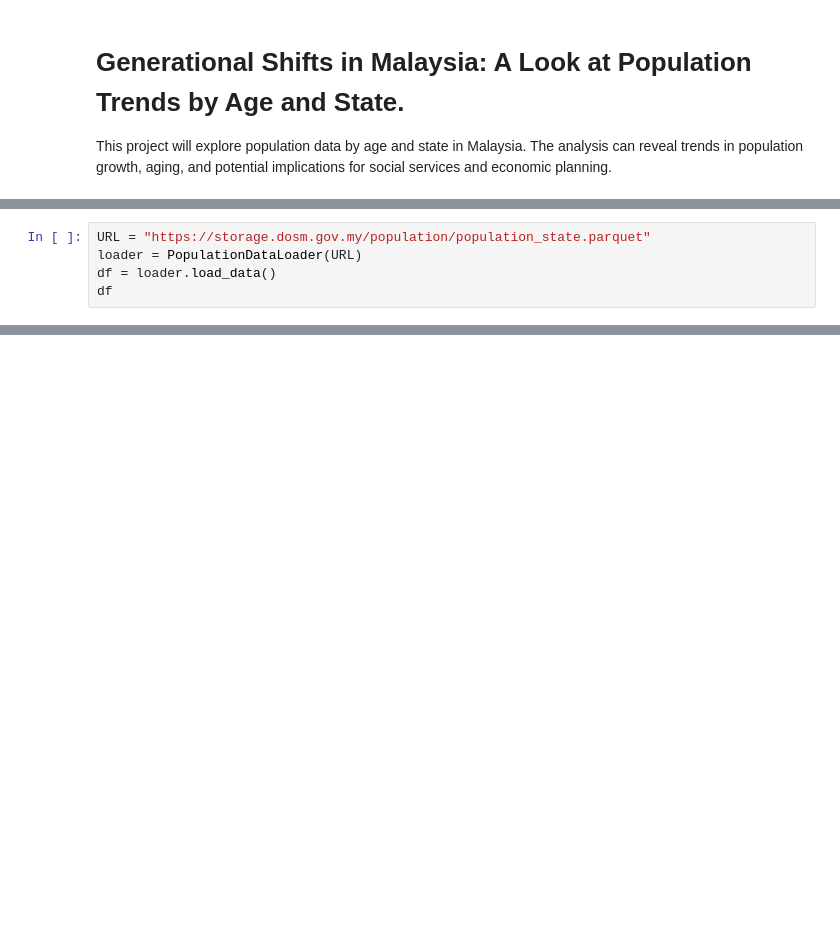
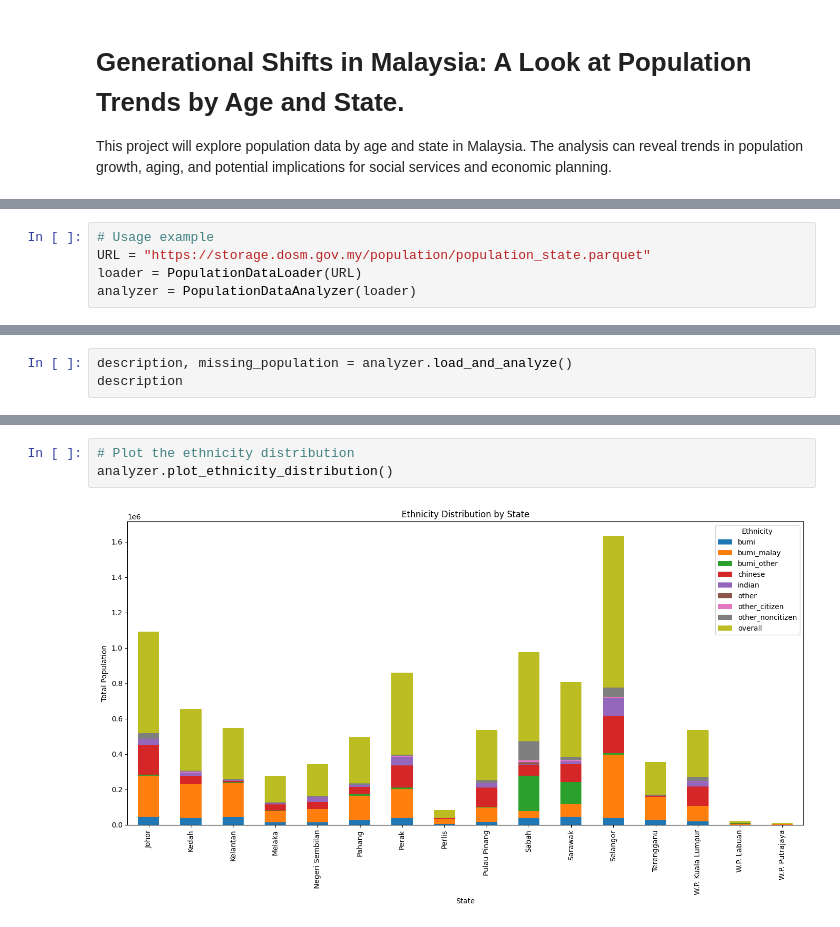
Before and after one commit to TehJunYuan/Python_Project, a Jupyter notebook: PopulationTrendsByAgeAndState.ipynb, the cells around one changed output, grey strips where cells are left out. Drawn from its saved outputs; the diff is of its cells as text; blank space fills up the shorter version.

```diff
--- a/PopulationTrendsByAgeAndState.ipynb
+++ b/PopulationTrendsByAgeAndState.ipynb
@@ -21,5 +161,5 @@ class PopulationDataLoader:
 # %%
+# Usage example
 URL = "https://storage.dosm.gov.my/population/population_state.parquet"
 loader = PopulationDataLoader(URL)
-df = loader.load_data()
-df
+analyzer = PopulationDataAnalyzer(loader)
@@ -39,0 +185,3 @@ df
+# %%
+description, missing_population = analyzer.load_and_analyze()
+description
@@ -39,0 +248,5 @@ df
+# %%
+# Plot the ethnicity distribution
+analyzer.plot_ethnicity_distribution()
+# %% [output]
+[figure, added]
```
Also changed, not shown: parts of 15 cells of this notebook, 2 other files.
